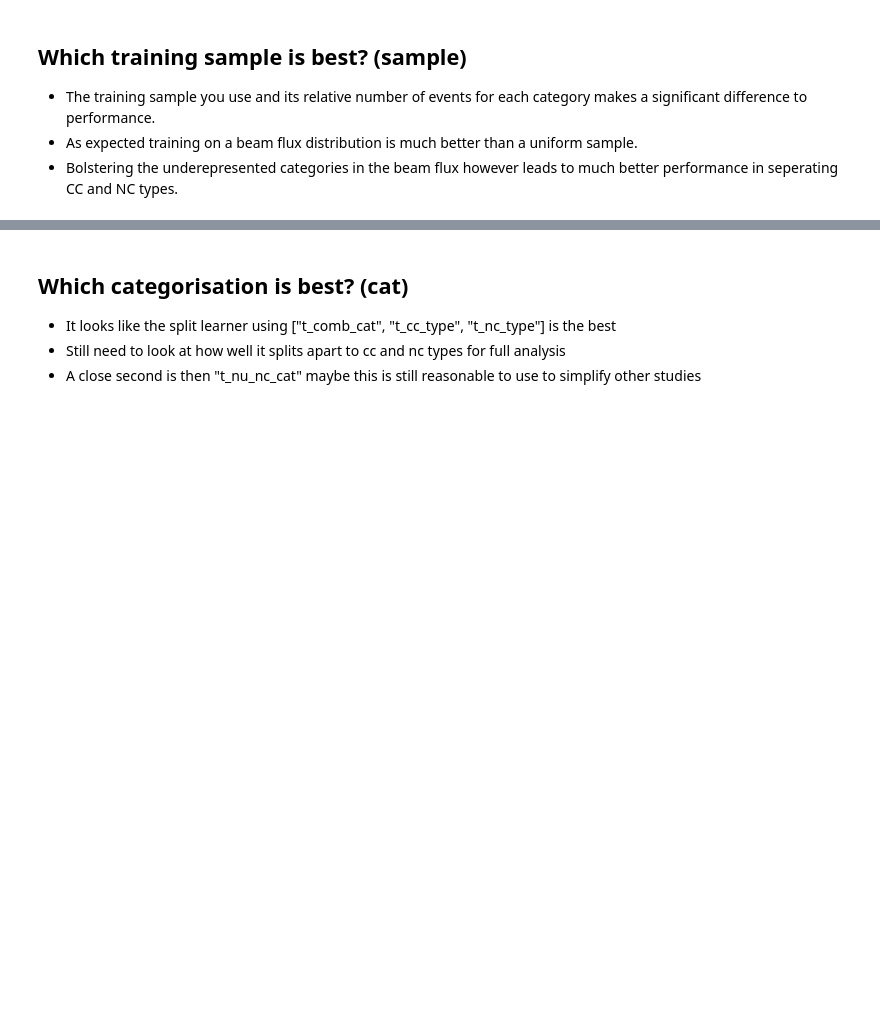
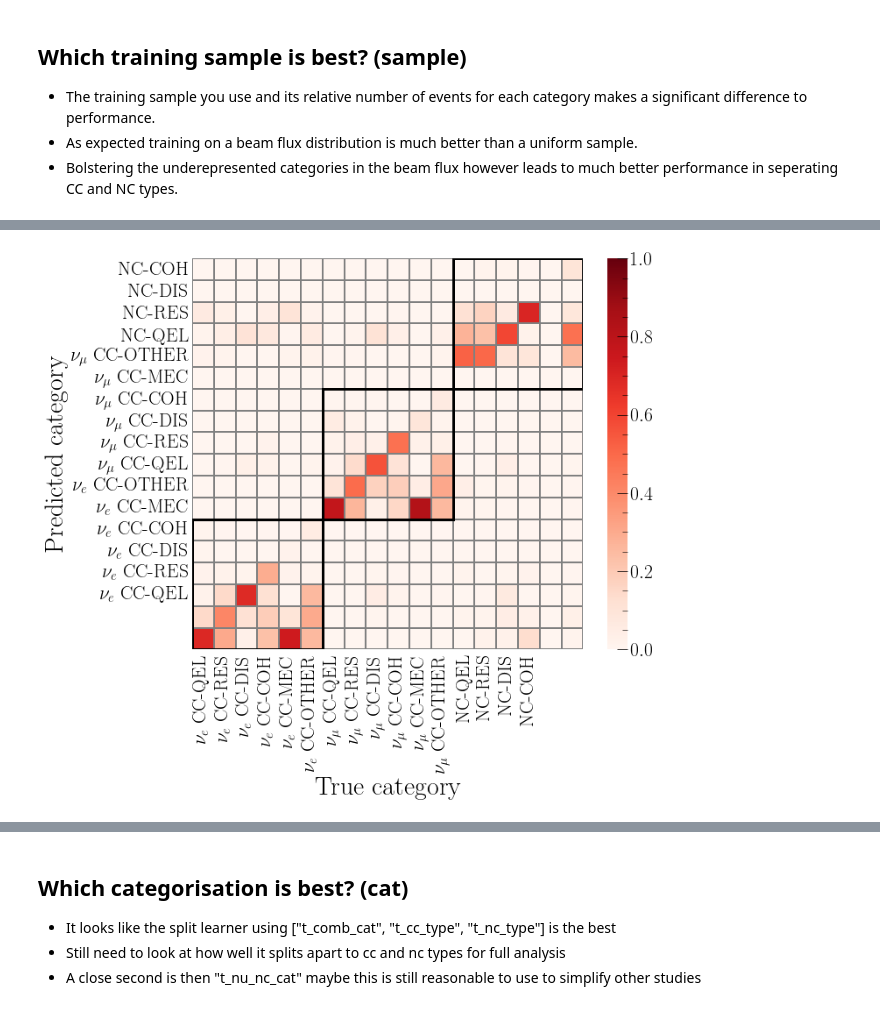
Before and after one commit to chipsneutrino/chips-net, a Jupyter notebook: analysis.ipynb, the cells around one changed output, grey strips where cells are left out. Drawn from its saved outputs; the diff is of its cells as text; code cells hidden in the pictures; blank space fills up the shorter version.

```diff
--- a/analysis.ipynb
+++ b/analysis.ipynb
@@ -353,0 +465,25 @@ chipsnet.plotting.save(save_path + "sample_uniform_matrix")
+# %%
+fig, axs = plt.subplots(1, 1, figsize=(10, 10))
+sns.heatmap(
+    outputs[0]["cat_matrix"],
+    annot=False,
+    vmin=0.0,
+    vmax=1.0,
+    xticklabels=chipsnet.data.MAP_NU_NC_COMB_CAT["labels"][:18],
+    yticklabels=chipsnet.data.MAP_NU_NC_COMB_CAT["labels"][:18][::-1],
+    cbar=True,
+    cbar_kws={"shrink": .82},
+    square=True,
+    linewidth=1,
+    linecolor="grey",
+    cmap="Reds")
+axs.tick_params(axis='both', which='both',
+                bottom=False, top=False, left=False, right=False)
+axs.set_xlabel('True category', fontsize = 30)
+axs.set_ylabel('Predicted category', fontsize = 30)
+axs.add_patch(patches.Rectangle((0, 12), 6, 6, linewidth=3, edgecolor='black', facecolor='none'))
+axs.add_patch(patches.Rectangle((6, 6), 6, 6, linewidth=3, edgecolor='black', facecolor='none'))
+axs.add_patch(patches.Rectangle((12, 0), 6, 6, linewidth=3, edgecolor='black', facecolor='none'))
+chipsnet.plotting.save(save_path + "sample_both_matrix")
+# %% [output]
+[figure, added]
```
Also changed, not shown: parts of 108 cells of this notebook, 9 other files.
